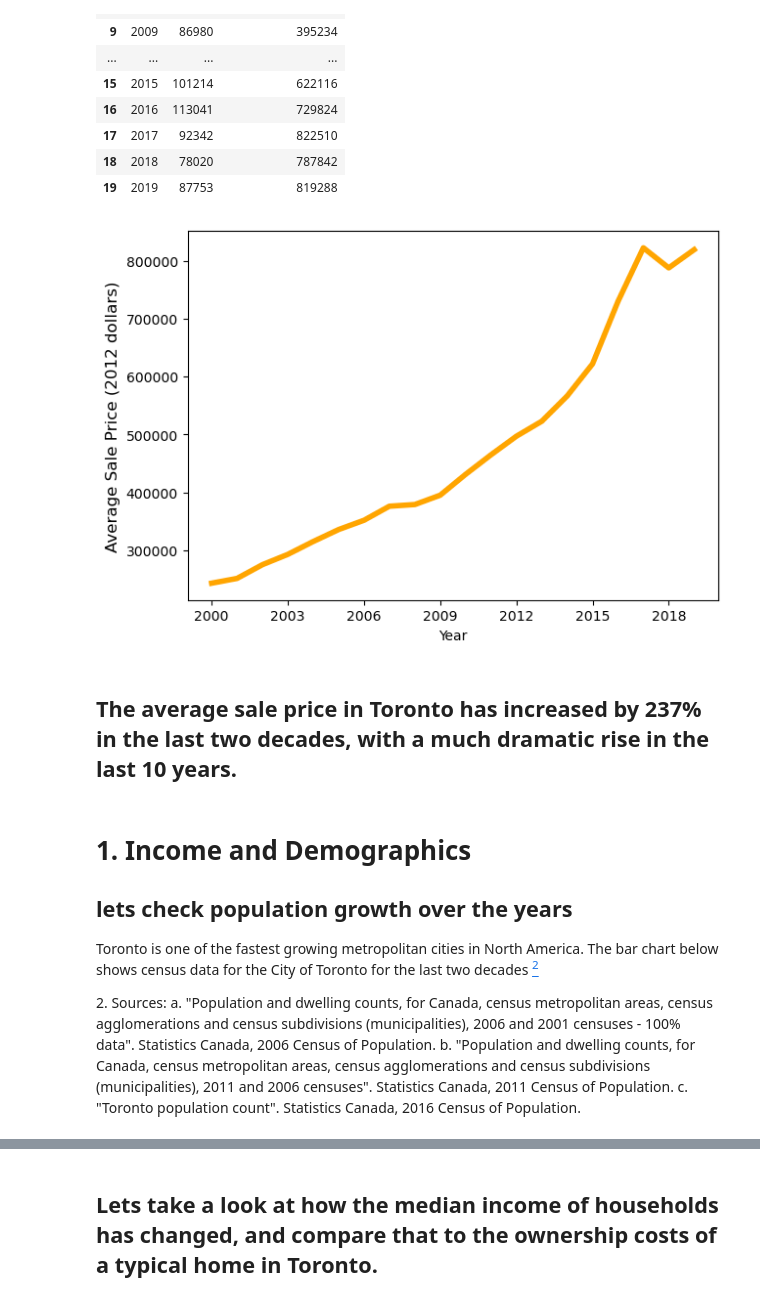
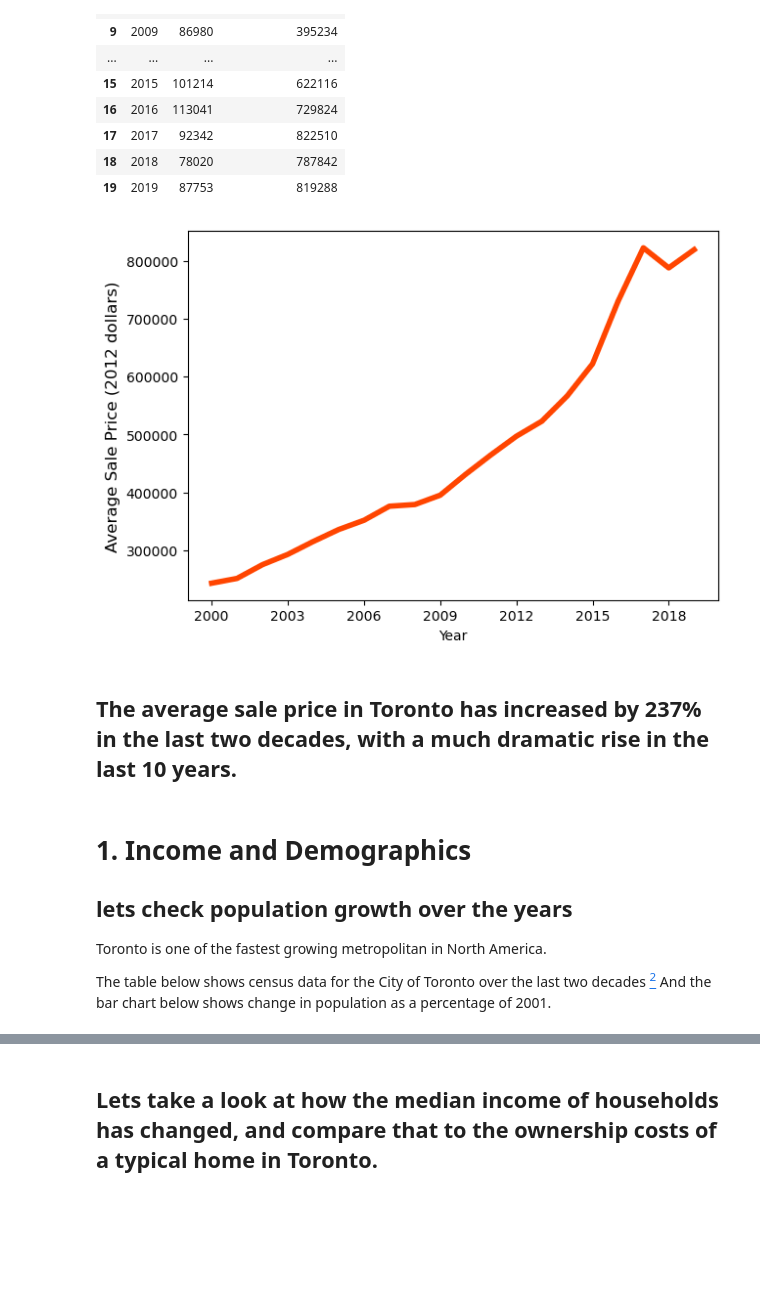
Before and after one commit to prashansa/TorontoHousingMarket, a Jupyter notebook: Toronto Housing Market.ipynb, the cells around one changed output, grey strips where cells are left out. Drawn from its saved outputs; the diff is of its cells as text; code cells hidden in the pictures; blank space fills up the shorter version.

```diff
--- a/Toronto Housing Market.ipynb
+++ b/Toronto Housing Market.ipynb
@@ -59,13 +68,13 @@ avg_sale_df
 | 18 | 2018 | 78020 | 787842 |
 | 19 | 2019 | 87753 | 819288 |
 # %%
-avg_sale_df.plot(x='Year', y='Average Sale Price', color='orange', linewidth=4, legend=False)
+avg_sale_df.plot(x='Year', y='Average Sale Price', color='orangered', linewidth=4, legend=False)
 plt.ylabel('Average Sale Price (2012 dollars)', fontsize=12)
 listofyears = np.arange(2000, 2020)
 plt.xticks(listofyears)
 plt.locator_params(axis='x', nbins=9)
 # %% [output]
-[figure, old version]
+[figure, new version]
 # %% [markdown]
 
 
@@ -75,12 +84,8 @@ plt.locator_params(axis='x', nbins=9)
 
 ## lets check population growth over the years
 
-Toronto is one of the fastest growing metropolitan cities in North America. The bar chart below shows census data for the City of Toronto for the last two decades [<sup>2</sup>](#fn2)
+Toronto is one of the fastest growing metropolitan in North America.
 
-
-
-<span id="fn2">2. Sources:
-a. "Population and dwelling counts, for Canada, census metropolitan areas, census agglomerations and census subdivisions (municipalities), 2006 and 2001 censuses - 100% data". Statistics Canada, 2006 Census of Population.
-b. "Population and dwelling counts, for Canada, census metropolitan areas, census agglomerations and census subdivisions (municipalities), 2011 and 2006 censuses". Statistics Canada, 2011 Census of Population.
-c. "Toronto population count". Statistics Canada, 2016 Census of Population. </span>
+The table below shows census data for the City of Toronto over the last two decades [<sup>2</sup>](#fn2)
+And the bar chart below shows change in population as a percentage of 2001.
 # %%
```
Also changed, not shown: parts of 29 cells of this notebook, 7 other files.
